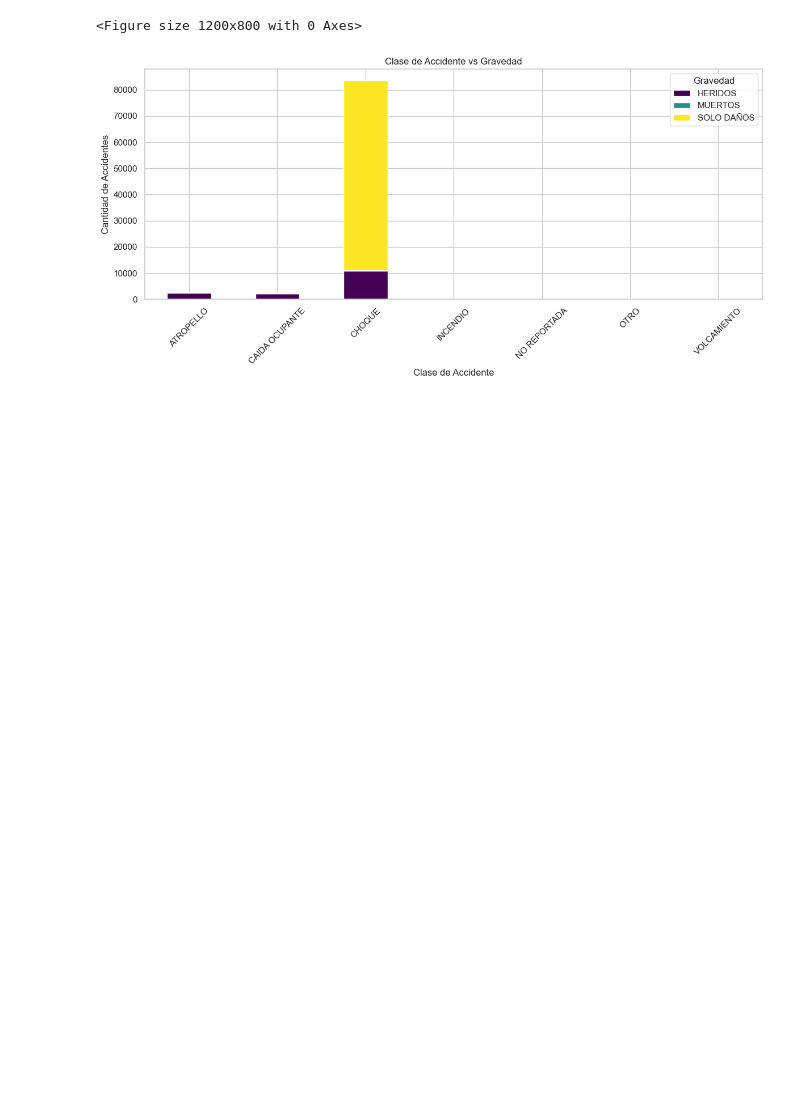
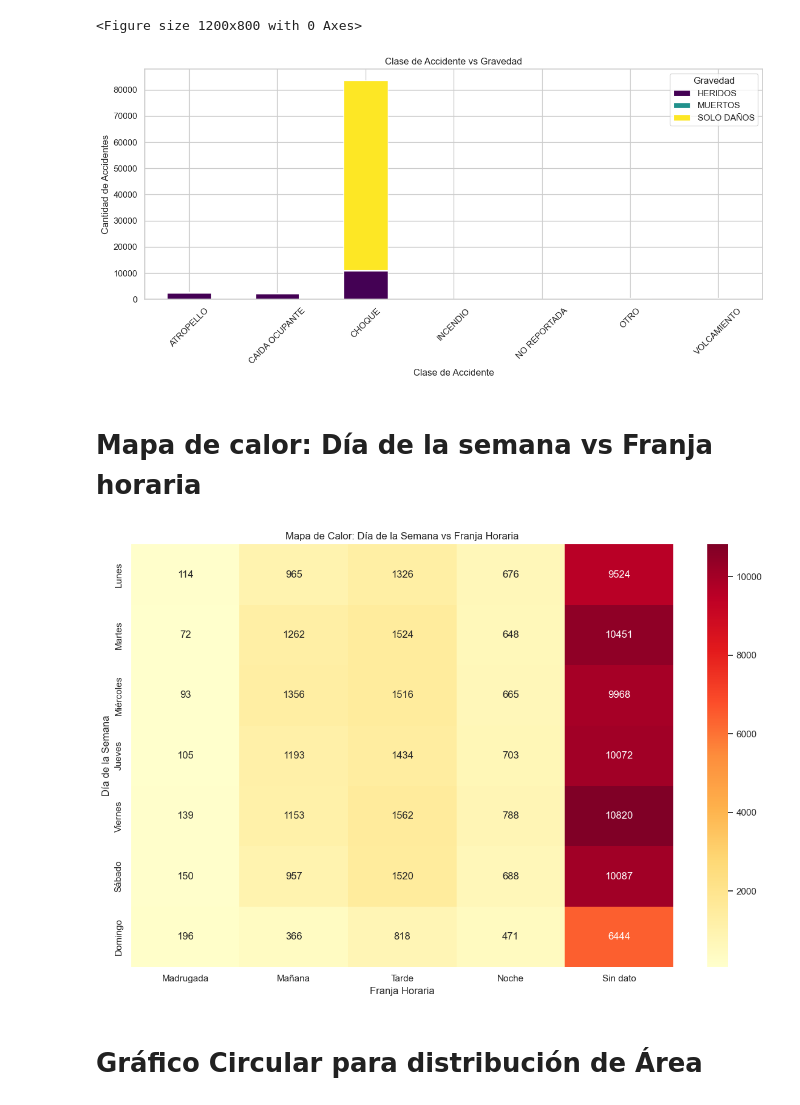
Before and after one commit to dandresgranados/Bootcamp-Kodigo-Tareas, a Jupyter notebook: Tarea1.ipynb, the cells around one changed output. Drawn from its saved outputs; the diff is of its cells as text; code cells hidden in the pictures; blank space fills up the shorter version.

```diff
--- a/Tarea1.ipynb
+++ b/Tarea1.ipynb
@@ -403,3 +403,21 @@ plt.show()
 # %% [output]
 <Figure size 1200x800 with 0 Axes>
 [figure]
+# %% [markdown]
+# Mapa de calor: Día de la semana vs Franja horaria
+# %%
+heat_data = pd.crosstab(df['DÍA DE LA SEMANA'], df['FRANJA_HORARIA'])
+heat_data = heat_data.reindex(orden_dias)
+heat_data = heat_data.reindex(columns=orden_franjas)
+# %%
+plt.figure(figsize=(12, 8))
+sns.heatmap(heat_data, annot=True, fmt='d', cmap='YlOrRd')
+plt.title('Mapa de Calor: Día de la Semana vs Franja Horaria')
+plt.xlabel('Franja Horaria')
+plt.ylabel('Día de la Semana')
+plt.tight_layout()
+plt.show()
+# %% [output]
+[figure, added]
+# %% [markdown]
+# Gráfico Circular para distribución de Área
```
Also changed, not shown: parts of 5 cells of this notebook.
